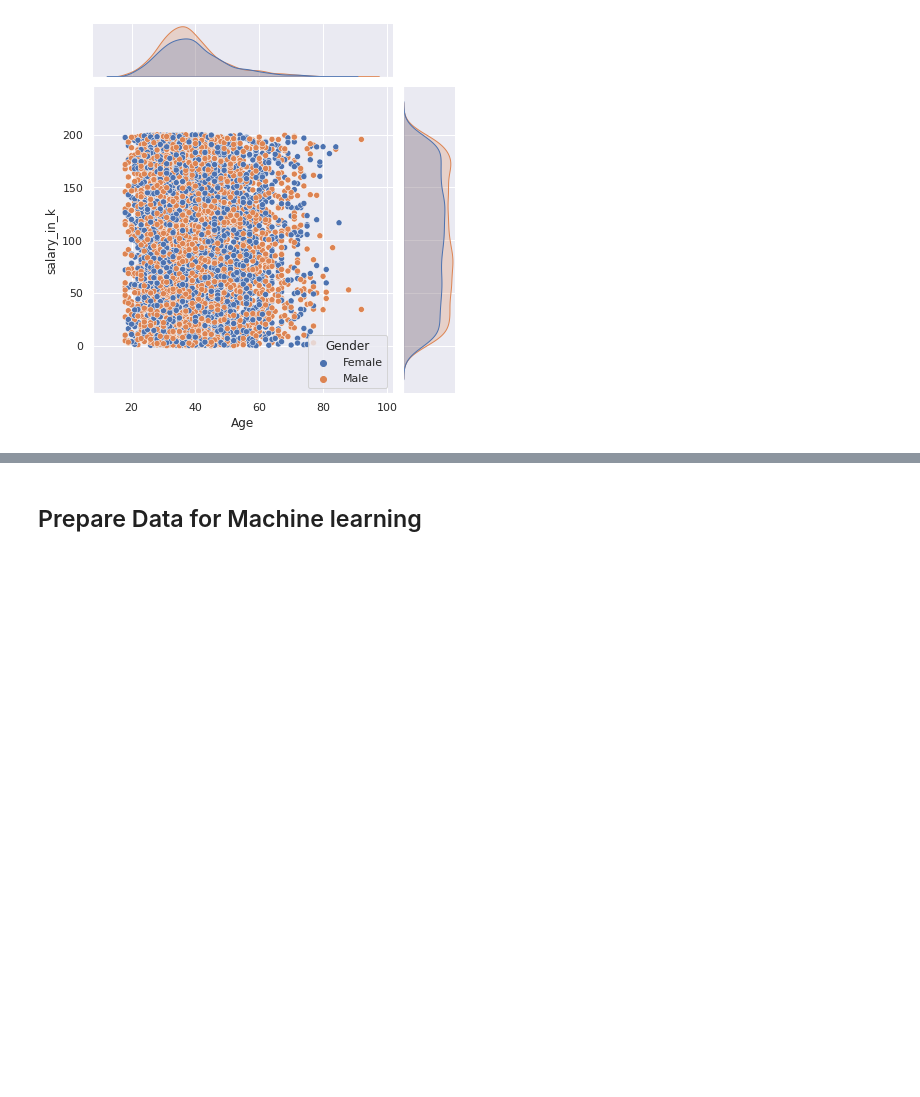
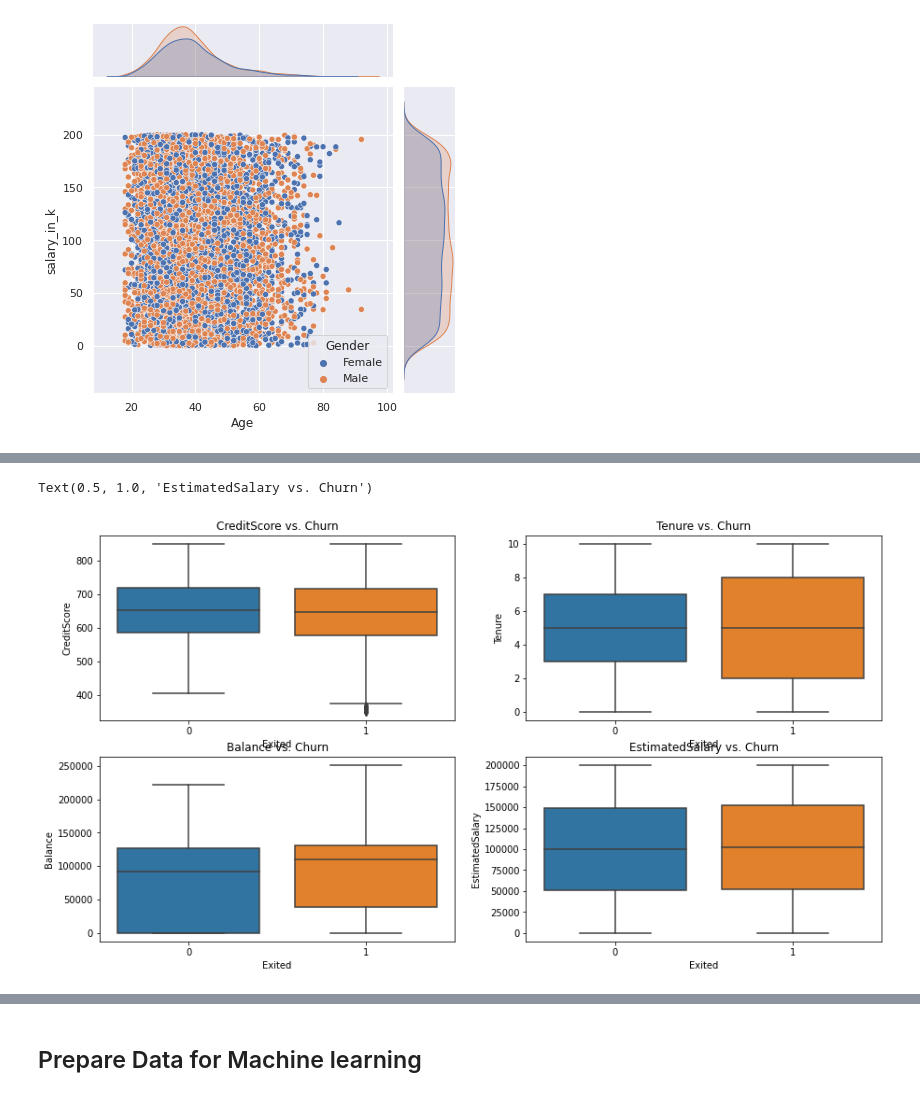
Before and after one commit to amirgarsha/ML_course_maktab, a Jupyter notebook: Project2.ipynb, the cells around one changed output, grey strips where cells are left out. Cells and saved outputs as stored; diff of their text form; code cells hidden in the pictures; blank space fills up the shorter version.

```diff
--- a/Project2.ipynb
+++ b/Project2.ipynb
@@ -160,0 +184,22 @@ sns.jointplot(data=churn_df, x="Age", y="salary_in_k", hue="Gender")
+# %%
+# Categorical-numerical variables
+fig, axes = plt.subplots(nrows=2, ncols=2, figsize=(15, 8))
+## Credit Score vs. Churn Customer
+plt.subplot(2,2,1)
+sns.boxplot(x = plot_df['Exited'], y = plot_df['CreditScore'])
+plt.title('CreditScore vs. Churn')
+## When do customers churn?
+plt.subplot(2,2,2)
+sns.boxplot(x = plot_df['Exited'], y = plot_df['Tenure'])
+plt.title('Tenure vs. Churn')
+## customer with more balance more likely to churn?
+plt.subplot(2,2,3)
+sns.boxplot(x = plot_df['Exited'], y = plot_df['Balance'])
+plt.title('Balance vs. Churn')
+## Customer with low Salary more likely to churn?
+plt.subplot(2,2,4)
+sns.boxplot(x = plot_df['Exited'], y = plot_df['EstimatedSalary'])
+plt.title('EstimatedSalary vs. Churn')
+# %% [output]
+Text(0.5, 1.0, 'EstimatedSalary vs. Churn')
+[figure, added]
```
Also changed, not shown: parts of 7 cells of this notebook.
